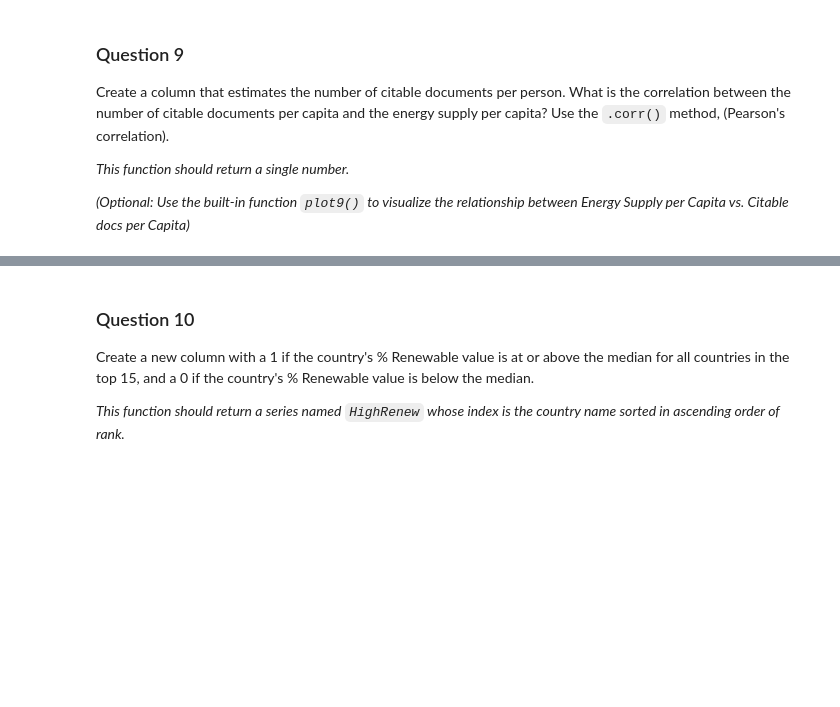
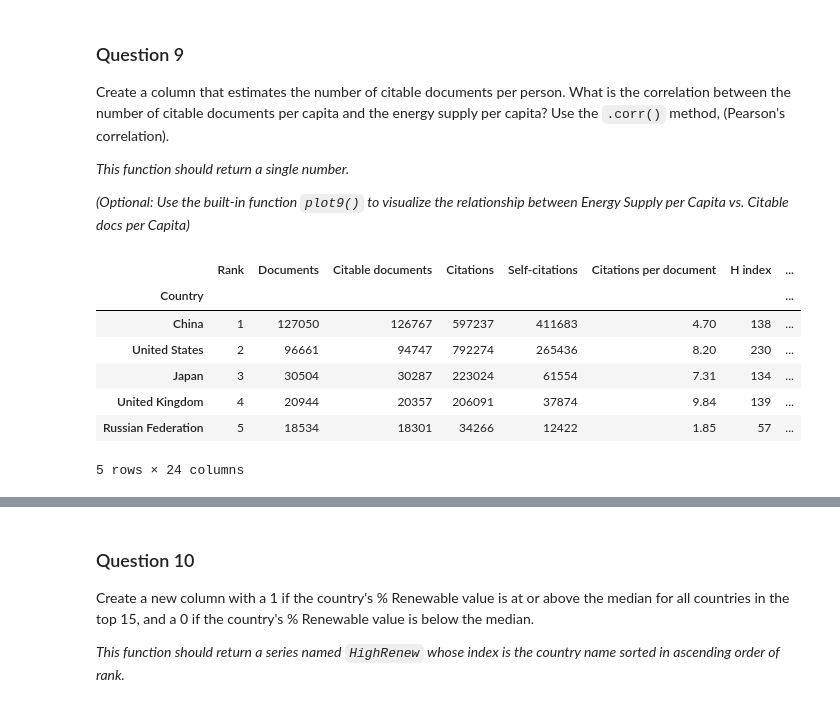
Before and after one commit to dfreeman500/CL-Python2, a Jupyter notebook: Homework/assignment3/assignment3.ipynb, the cells around one changed output, grey strips where cells are left out. Drawn from its saved outputs; the diff is of its cells as text; code cells hidden in the pictures; blank space fills up the shorter version.

```diff
--- a/Homework/assignment3/assignment3.ipynb
+++ b/Homework/assignment3/assignment3.ipynb
@@ -369,10 +382,25 @@ What is the correlation between the number of citable documents per capita and t
 *This function should return a single number.*
 
 *(Optional: Use the built-in function `plot9()` to visualize the relationship between Energy Supply per Capita vs. Citable docs per Capita)*
-# %%
-def answer_nine():
-    # YOUR CODE HERE
-    raise NotImplementedError()
+# %%
+merged_df15['citable docs per capita'] = merged_df15['Citable documents']/merged_df15['population']
+merged_df15['citable docs per capita'].corr(merged_df15['Energy Supply per capita'])
+def answer_nine():
+    # YOUR CODE HERE
+    # raise NotImplementedError()
+    return merged_df15['citable docs per capita'].corr(merged_df15['Energy Supply per capita'])
+
+answer_nine()
+answer_one().head()
+# %% [output]
+|  | Rank | Documents | Citable documents | Citations | Self-citations | Citations per document | H index | ... |
+| Country |  |  |  |  |  |  |  | ... |
+| China | 1 | 127050 | 126767 | 597237 | 411683 | 4.70 | 138 | ... |
+| United States | 2 | 96661 | 94747 | 792274 | 265436 | 8.20 | 230 | ... |
+| Japan | 3 | 30504 | 30287 | 223024 | 61554 | 7.31 | 134 | ... |
+| United Kingdom | 4 | 20944 | 20357 | 206091 | 37874 | 9.84 | 139 | ... |
+| Russian Federation | 5 | 18534 | 18301 | 34266 | 12422 | 1.85 | 57 | ... |
+5 rows × 24 columns
 # %%
 def plot9():
     import matplotlib as plt
```
Also changed, not shown: parts of 8 cells of this notebook.
